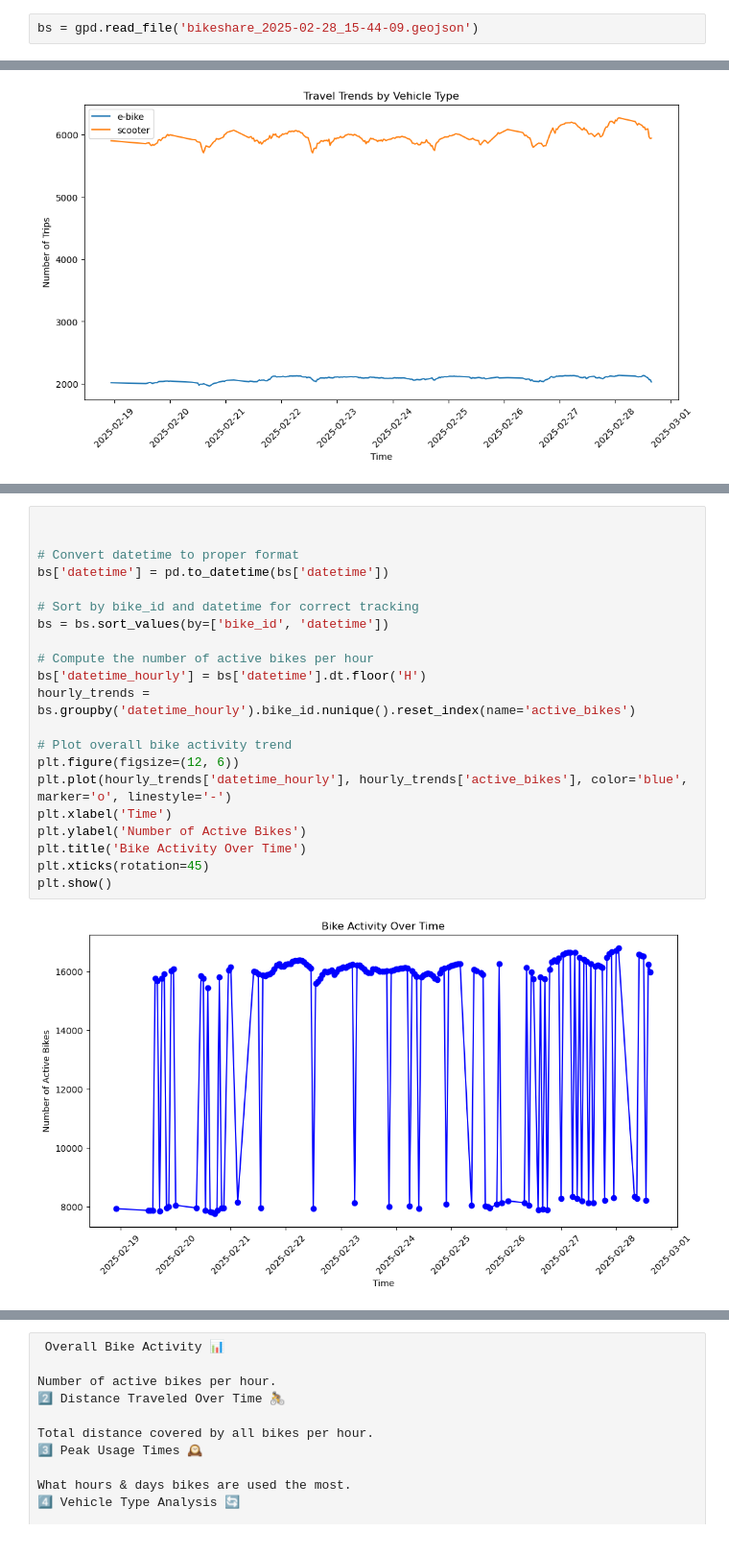
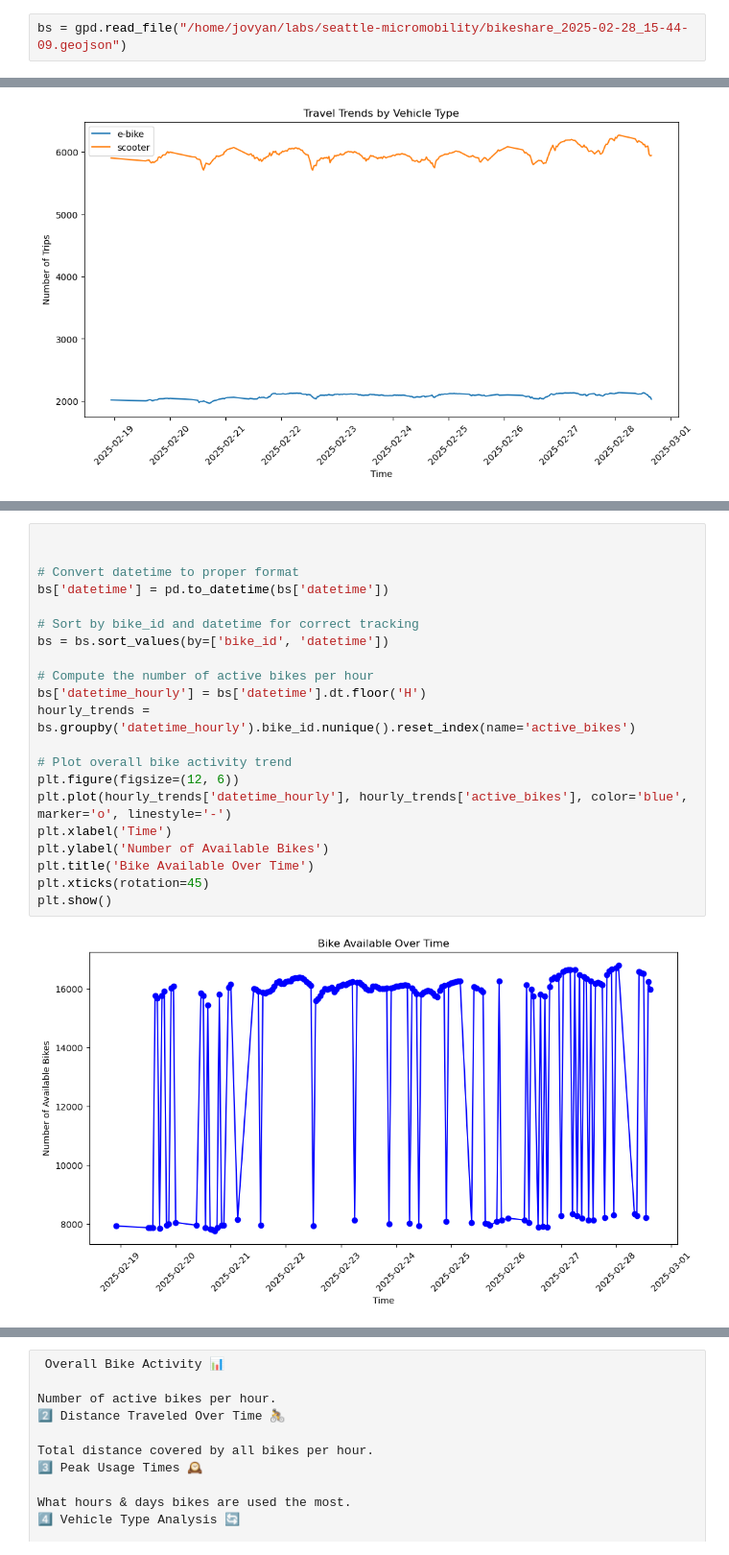
Before and after one commit to UW-GDA/seattle-micromobility, a Jupyter notebook: notebooks/bikeshare/E-Vehicle_Usage.ipynb, the cells around one changed output, grey strips where cells are left out. Shown at 96% size. Drawn from its saved outputs; the diff is of its cells as text.

```diff
--- a/notebooks/bikeshare/E-Vehicle_Usage.ipynb
+++ b/notebooks/bikeshare/E-Vehicle_Usage.ipynb
@@ -141,5 +145,5 @@ Time series analysis
 # %%
-bs = gpd.read_file('bikeshare_2025-02-28_15-44-09.geojson')
+bs = gpd.read_file("/home/jovyan/labs/seattle-micromobility/bikeshare_2025-02-28_15-44-09.geojson")
 # %%
 bs
 # %% [output]
@@ -378,26 +382,26 @@ See the caveats in the documentation: https://pandas.pydata.org/pandas-docs/stab
 # %%
 
 
 # Convert datetime to proper format
 bs['datetime'] = pd.to_datetime(bs['datetime'])
 
 # Sort by bike_id and datetime for correct tracking
 bs = bs.sort_values(by=['bike_id', 'datetime'])
 
 # Compute the number of active bikes per hour
 bs['datetime_hourly'] = bs['datetime'].dt.floor('H')
 hourly_trends = bs.groupby('datetime_hourly').bike_id.nunique().reset_index(name='active_bikes')
 
 # Plot overall bike activity trend
 plt.figure(figsize=(12, 6))
 plt.plot(hourly_trends['datetime_hourly'], hourly_trends['active_bikes'], color='blue', marker='o', linestyle='-')
 plt.xlabel('Time')
-plt.ylabel('Number of Active Bikes')
-plt.title('Bike Activity Over Time')
+plt.ylabel('Number of Available Bikes')
+plt.title('Bike Available Over Time')
 plt.xticks(rotation=45)
 plt.show()
 # %% [output]
-[figure, old version]
+[figure, new version]
 # %%
 # Convert datetime to proper format
 bs['datetime'] = pd.to_datetime(bs['datetime'])
```
Also changed, not shown: parts of 9 cells of this notebook.
